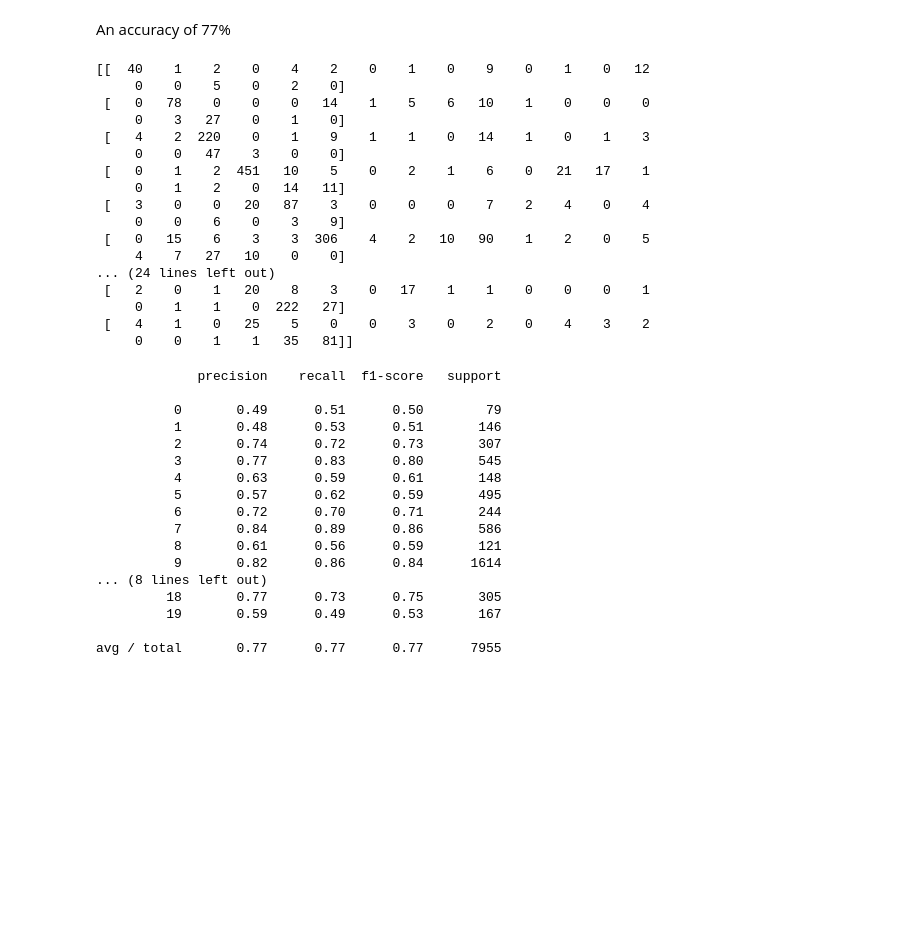
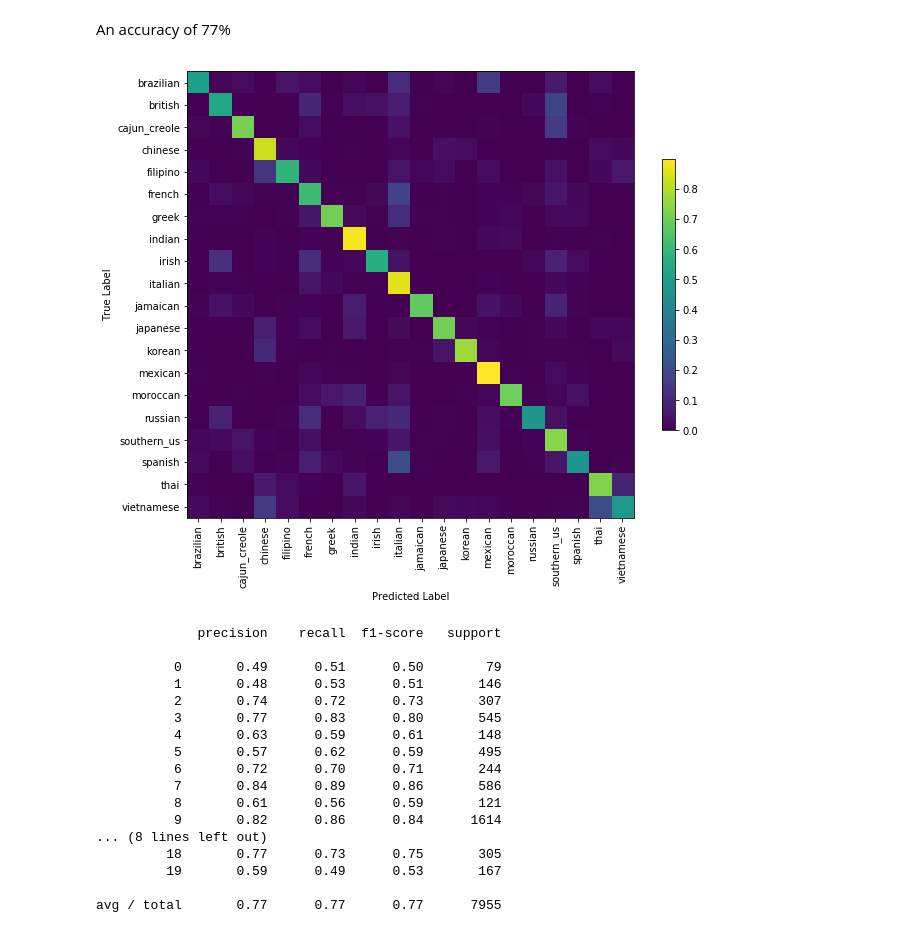
Before and after one commit to neerajms/kaggle_whats_cooking, a Jupyter notebook: analysis.ipynb, the cells around one changed output. Saved outputs shown, nothing was run; the diff lists cells and outputs as text; code cells hidden in the pictures; blank space fills up the shorter version.

Commit message:
Logistic regression classifier and plotted confusion matrix

```diff
--- a/analysis.ipynb
+++ b/analysis.ipynb
@@ -227,27 +227,23 @@ svm_classifier.score(X_test, y_test)
 An accuracy of 77%
 # %%
 from sklearn.metrics import confusion_matrix, classification_report
-# %%
-# Confusion matrix
-print(confusion_matrix(y_test, y_pred))
-# %% [output]
-[[  40    1    2    0    4    2    0    1    0    9    0    1    0   12
-     0    0    5    0    2    0]
- [   0   78    0    0    0   14    1    5    6   10    1    0    0    0
-     0    3   27    0    1    0]
- [   4    2  220    0    1    9    1    1    0   14    1    0    1    3
-     0    0   47    3    0    0]
- [   0    1    2  451   10    5    0    2    1    6    0   21   17    1
-     0    1    2    0   14   11]
- [   3    0    0   20   87    3    0    0    0    7    2    4    0    4
-     0    0    6    0    3    9]
- [   0   15    6    3    3  306    4    2   10   90    1    2    0    5
-     4    7   27   10    0    0]
-... (24 lines left out)
- [   2    0    1   20    8    3    0   17    1    1    0    0    0    1
-     0    1    1    0  222   27]
- [   4    1    0   25    5    0    0    3    0    2    0    4    3    2
-     0    0    1    1   35   81]]
+# %%
+# Confusion matrix
+plt.figure(figsize=(10, 10))
+cm = confusion_matrix(y_test, y_pred)
+cm_normalised = cm.astype('float') / cm.sum(axis=1)[:, np.newaxis]
+
+plt.imshow(cm_normalised, interpolation='nearest')
+plt.colorbar(shrink=0.5)
+cuisines = encoder.classes_
+tick_marks = np.arange(len(encoder.classes_))
+plt.xticks(tick_marks, cuisines, rotation=90)
+plt.yticks(tick_marks, cuisines)
+plt.ylabel('True Label')
+plt.xlabel('Predicted Label')
+plt.grid(False)
+# %% [output]
+[figure, added]
 # %%
 # Classification report
 print(classification_report(y_test, y_pred))
```
Also changed, not shown: parts of 8 cells of this notebook.
